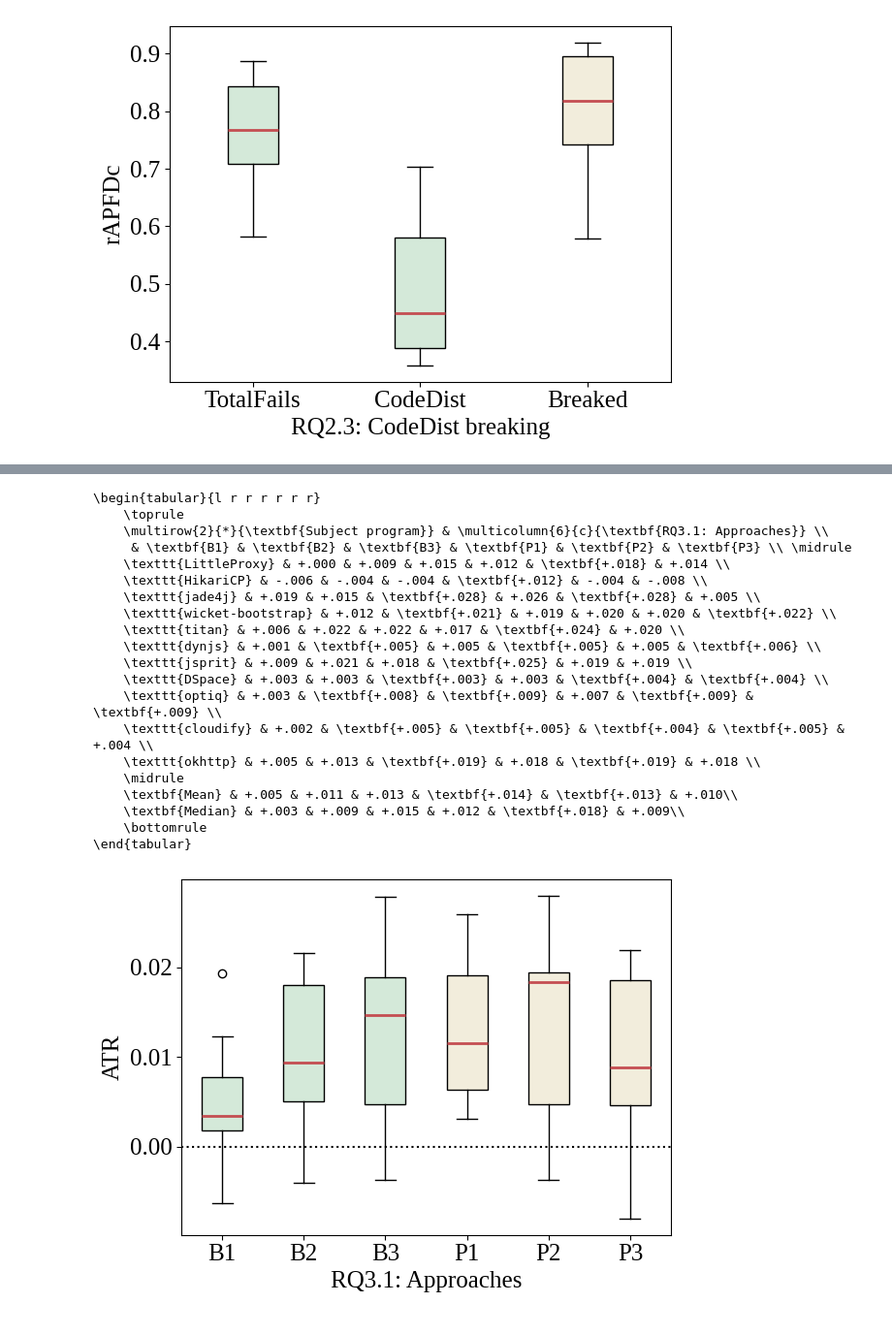
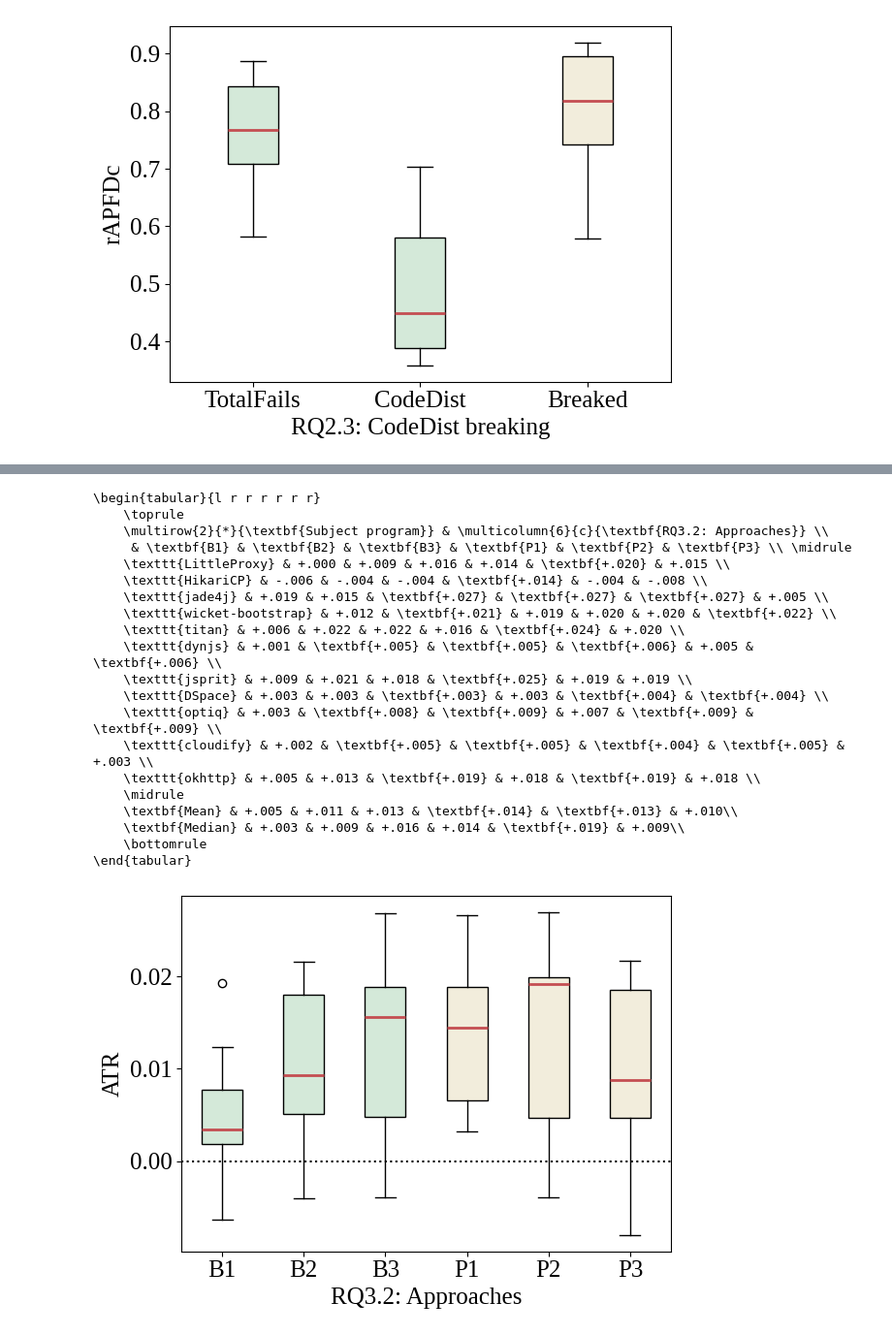
Before and after one commit to LechMadeyski/MSc25TomaszChojnacki, a Jupyter notebook: figures/figures.ipynb, the cells around one changed output, grey strips where cells are left out. Shown at 97% size. Saved outputs shown, nothing was run; the diff lists cells and outputs as text; code cells hidden in the pictures.

```diff
--- a/figures/figures.ipynb
+++ b/figures/figures.ipynb
@@ -425,32 +425,32 @@ rq(
 # %%
 rq(
     input="rq3-atr",
     ais=range(6),
     ylabel="ATR",
-    xlabel="RQ3.1: Approaches",
+    xlabel="RQ3.2: Approaches",
     tlabel=["B1", "B2", "B3", "P1", "P2", "P3"],
     baseline=3,
     negative=True,
 )
 # %% [output]
 \begin{tabular}{l r r r r r r}
     \toprule
-    \multirow{2}{*}{\textbf{Subject program}} & \multicolumn{6}{c}{\textbf{RQ3.1: Approaches}} \\
+    \multirow{2}{*}{\textbf{Subject program}} & \multicolumn{6}{c}{\textbf{RQ3.2: Approaches}} \\
      & \textbf{B1} & \textbf{B2} & \textbf{B3} & \textbf{P1} & \textbf{P2} & \textbf{P3} \\ \midrule
-    \texttt{LittleProxy} & +.000 & +.009 & +.015 & +.012 & \textbf{+.018} & +.014 \\
-    \texttt{HikariCP} & -.006 & -.004 & -.004 & \textbf{+.012} & -.004 & -.008 \\
-    \texttt{jade4j} & +.019 & +.015 & \textbf{+.028} & +.026 & \textbf{+.028} & +.005 \\
+    \texttt{LittleProxy} & +.000 & +.009 & +.016 & +.014 & \textbf{+.020} & +.015 \\
+    \texttt{HikariCP} & -.006 & -.004 & -.004 & \textbf{+.014} & -.004 & -.008 \\
+    \texttt{jade4j} & +.019 & +.015 & \textbf{+.027} & \textbf{+.027} & \textbf{+.027} & +.005 \\
     \texttt{wicket-bootstrap} & +.012 & \textbf{+.021} & +.019 & +.020 & +.020 & \textbf{+.022} \\
-    \texttt{titan} & +.006 & +.022 & +.022 & +.017 & \textbf{+.024} & +.020 \\
-    \texttt{dynjs} & +.001 & \textbf{+.005} & +.005 & \textbf{+.005} & +.005 & \textbf{+.006} \\
+    \texttt{titan} & +.006 & +.022 & +.022 & +.016 & \textbf{+.024} & +.020 \\
+    \texttt{dynjs} & +.001 & \textbf{+.005} & \textbf{+.005} & \textbf{+.006} & +.005 & \textbf{+.006} \\
     \texttt{jsprit} & +.009 & +.021 & +.018 & \textbf{+.025} & +.019 & +.019 \\
     \texttt{DSpace} & +.003 & +.003 & \textbf{+.003} & +.003 & \textbf{+.004} & \textbf{+.004} \\
     \texttt{optiq} & +.003 & \textbf{+.008} & \textbf{+.009} & +.007 & \textbf{+.009} & \textbf{+.009} \\
-    \texttt{cloudify} & +.002 & \textbf{+.005} & \textbf{+.005} & \textbf{+.004} & \textbf{+.005} & +.004 \\
+    \texttt{cloudify} & +.002 & \textbf{+.005} & \textbf{+.005} & \textbf{+.004} & \textbf{+.005} & +.003 \\
     \texttt{okhttp} & +.005 & +.013 & \textbf{+.019} & +.018 & \textbf{+.019} & +.018 \\
     \midrule
     \textbf{Mean} & +.005 & +.011 & +.013 & \textbf{+.014} & \textbf{+.013} & +.010\\
-    \textbf{Median} & +.003 & +.009 & +.015 & +.012 & \textbf{+.018} & +.009\\
+    \textbf{Median} & +.003 & +.009 & +.016 & +.014 & \textbf{+.019} & +.009\\
     \bottomrule
 \end{tabular}
-[figure, old version]
+[figure, new version]
```
Also changed, not shown: parts of 5 cells of this notebook, 24 other files.
